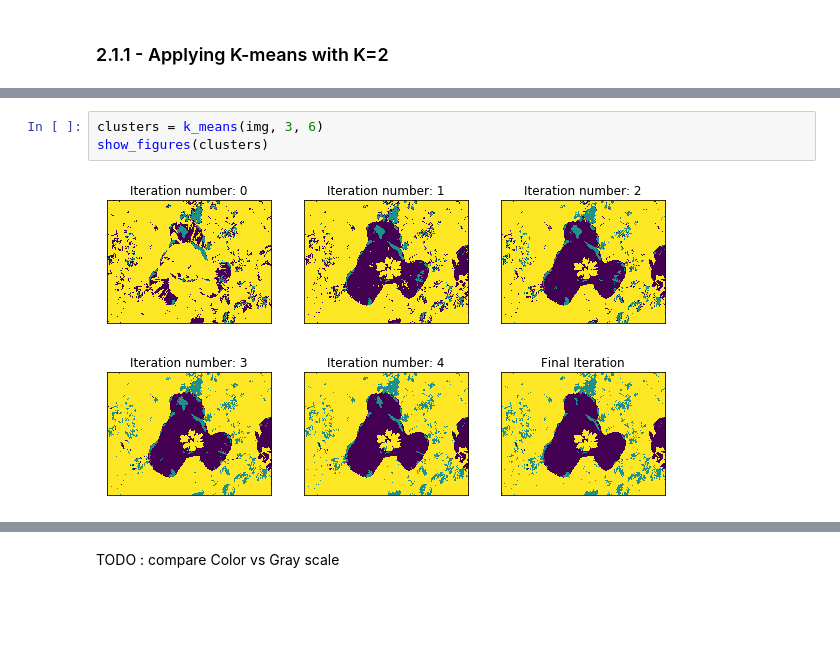
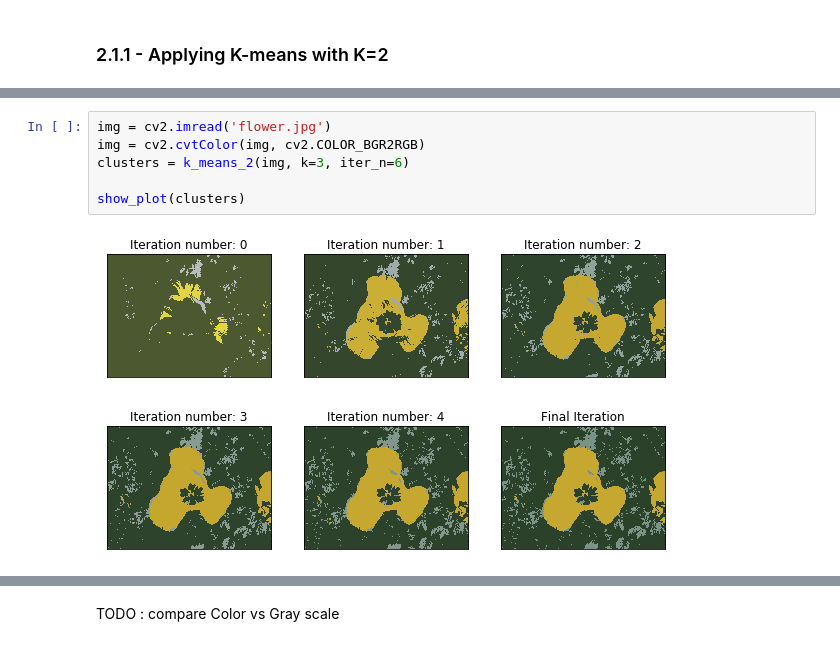
Before and after one commit to Patrick-Erath/OpenCV, a Jupyter notebook: Assignment3/Question2_A3.ipynb, the cells around one changed output, grey strips where cells are left out. Saved outputs shown, nothing was run; the diff lists cells and outputs as text; blank space fills up the shorter version.

```diff
--- a/Assignment3/Question2_A3.ipynb
+++ b/Assignment3/Question2_A3.ipynb
@@ -150,7 +252,10 @@ show_figures(clusters)
-# %%
-clusters = k_means(img, 3, 6)
-show_figures(clusters)
-# %% [output]
-[figure, removed]
-[figure, removed]
+# %%
+img = cv2.imread('flower.jpg')
+img = cv2.cvtColor(img, cv2.COLOR_BGR2RGB)
+clusters = k_means_2(img, k=3, iter_n=6)
+
+show_plot(clusters)
+# %% [output]
+[figure, added]
+[figure, added]
 # %% [markdown]
```
Also changed, not shown: parts of 30 cells of this notebook, 7 other files.
